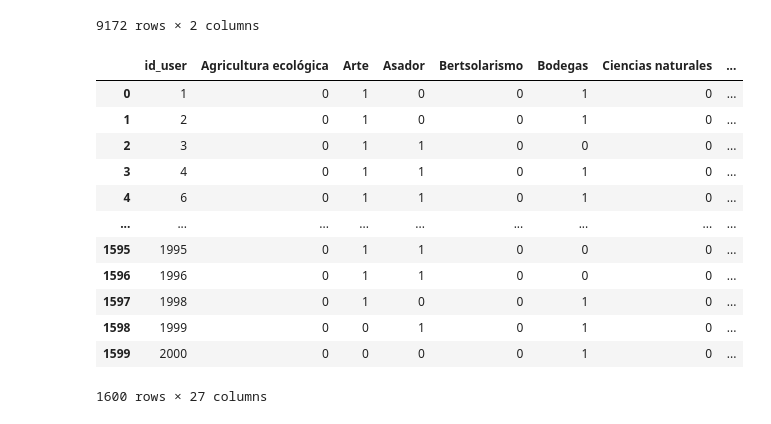
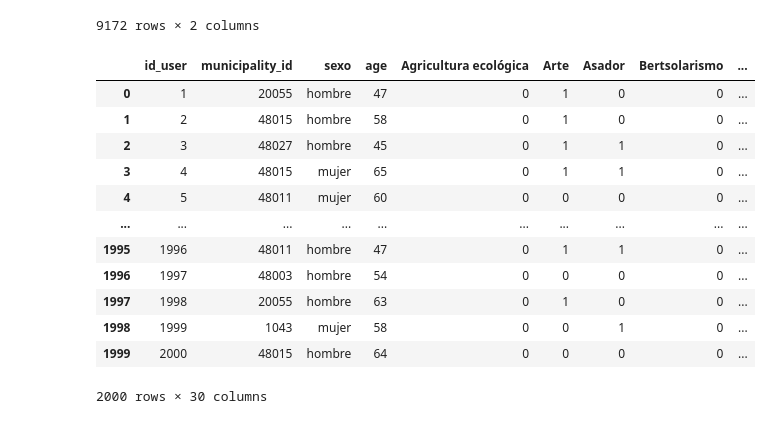
Before and after one commit to jlalonsoredon/desafio, a Jupyter notebook: feature_engineering.ipynb, the cells around one changed output. Saved outputs shown, nothing was run; the diff lists cells and outputs as text; code cells hidden in the pictures.

```diff
--- a/feature_engineering.ipynb
+++ b/feature_engineering.ipynb
@@ -85,34 +85,56 @@ df_user_interes
 # %%
 # unimos df_user_interes con df_user (por id_user) y con df_intereses (por id_interes)
 # luego generamos un one-hot encoding con los intereses como columnas conservando las columnas de df_user
+# no perdemos usuarios sin intereses: partimos de todos los usuarios y rellenamos con 0
 user_cols = ["id_user", "municipality_id", "sexo", "age"]
 
+base_users = df_user[user_cols].drop_duplicates().copy()
+
+intereses_por_usuario = (
+    df_user_interes
+    .merge(df_intereses[["id_interes", "nombre"]], on="id_interes", how="left")
+    .drop(columns=["id_interes"])
+)
+
 df_user_total = (
-    df_user_interes
-    .merge(df_user, on="id_user")
-    .merge(df_intereses[["id_interes", "nombre"]], on="id_interes")
-    .drop(columns=["id_interes"])
+    base_users
+    .merge(intereses_por_usuario, on="id_user", how="left")
 )
 
 df_user_total = (
     df_user_total
     .pivot_table(index=user_cols, columns="nombre", aggfunc="size", fill_value=0)
     .reset_index()
 )
 
 df_user_total.columns.name = None
+
+# aseguramos que también estén los usuarios sin intereses
+all_users_index = base_users.set_index(user_cols).index
+current_index = df_user_total.set_index(user_cols).index
+df_user_total = (
+    df_user_total
+    .set_index(user_cols)
+    .reindex(all_users_index, fill_value=0)
+    .reset_index()
+)
+
+# por si alguna columna de interés queda como float tras el reindex, la pasamos a entero
+interest_cols = [c for c in df_user_total.columns if c not in user_cols]
+df_user_total[interest_cols] = df_user_total[interest_cols].astype(int)
+
 df_user_total
 # %% [output]
-|  | id_user | Agricultura ecológica | Arte | Asador | Bertsolarismo | Bodegas | Ciencias naturales | ... |
-| 0 | 1 | 0 | 1 | 0 | 0 | 1 | 0 | ... |
-| 1 | 2 | 0 | 1 | 0 | 0 | 1 | 0 | ... |
-| 2 | 3 | 0 | 1 | 1 | 0 | 0 | 0 | ... |
-| 3 | 4 | 0 | 1 | 1 | 0 | 1 | 0 | ... |
-| 4 | 6 | 0 | 1 | 1 | 0 | 1 | 0 | ... |
-| ... | ... | ... | ... | ... | ... | ... | ... | ... |
-| 1595 | 1995 | 0 | 1 | 1 | 0 | 0 | 0 | ... |
-| 1596 | 1996 | 0 | 1 | 1 | 0 | 0 | 0 | ... |
-| 1597 | 1998 | 0 | 1 | 0 | 0 | 1 | 0 | ... |
-| 1598 | 1999 | 0 | 0 | 1 | 0 | 1 | 0 | ... |
-| 1599 | 2000 | 0 | 0 | 0 | 0 | 1 | 0 | ... |
+|  | id_user | municipality_id | sexo | age | Agricultura ecológica | Arte | Asador | Bertsolarismo | ... |
+| 0 | 1 | 20055 | hombre | 47 | 0 | 1 | 0 | 0 | ... |
+| 1 | 2 | 48015 | hombre | 58 | 0 | 1 | 0 | 0 | ... |
+| 2 | 3 | 48027 | hombre | 45 | 0 | 1 | 1 | 0 | ... |
+| 3 | 4 | 48015 | mujer | 65 | 0 | 1 | 1 | 0 | ... |
+| 4 | 5 | 48011 | mujer | 60 | 0 | 0 | 0 | 0 | ... |
+| ... | ... | ... | ... | ... | ... | ... | ... | ... | ... |
+| 1995 | 1996 | 48011 | hombre | 47 | 0 | 1 | 1 | 0 | ... |
+| 1996 | 1997 | 48003 | hombre | 54 | 0 | 0 | 0 | 0 | ... |
+| 1997 | 1998 | 20055 | hombre | 63 | 0 | 1 | 0 | 0 | ... |
+| 1998 | 1999 | 1043 | mujer | 58 | 0 | 0 | 1 | 0 | ... |
+| 1999 | 2000 | 48015 | hombre | 64 | 0 | 0 | 0 | 0 | ... |
-1600 rows × 27 columns
+2000 rows × 30 columns
```
Also changed, not shown: parts of 51 cells of this notebook, 5 other files.
